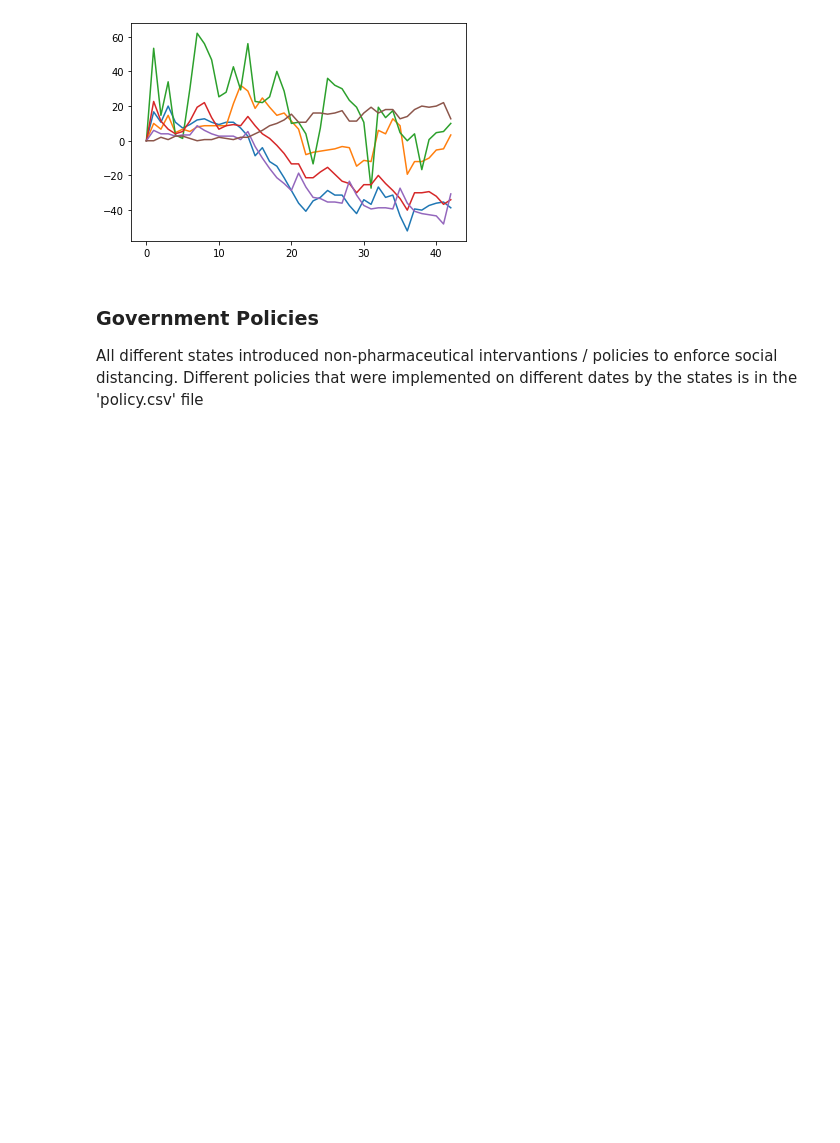
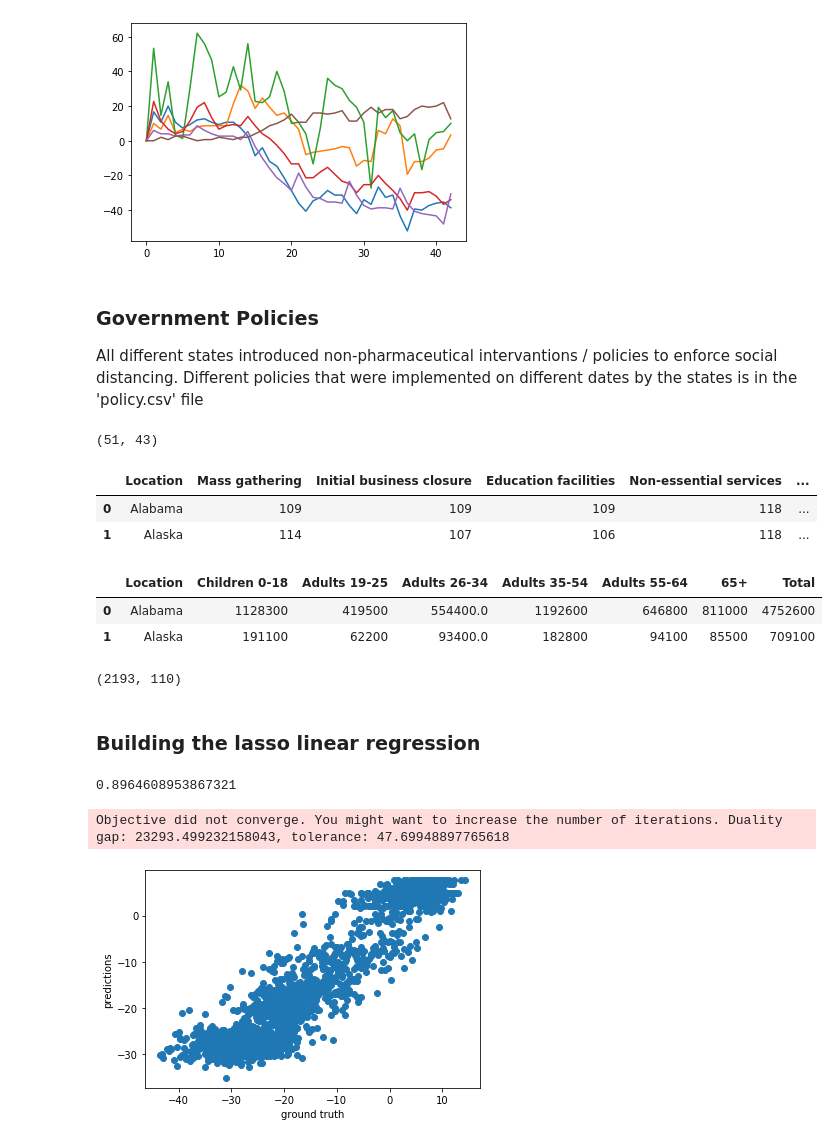
Before and after one commit to ashutoshnayakIE/COVID_data, a Jupyter notebook: Govt Policies and Community Mobility.ipynb, the cells around one changed output. Drawn from its saved outputs; the diff is of its cells as text; code cells hidden in the pictures; blank space fills up the shorter version.

```diff
--- a/Govt Policies and Community Mobility.ipynb
+++ b/Govt Policies and Community Mobility.ipynb
@@ -113,3 +123,23 @@ plt.plot(popularity_usa[0,:,:]);
 <h3>Government Policies</h3>
 
 All different states introduced non-pharmaceutical intervantions / policies to enforce social distancing. Different policies that were implemented on different dates by the states is in the 'policy.csv' file
+# %%
+mobility = np.mean(popularity_usa[:,:,[0,1,3,4,5]],axis=2)  # excluding the parks as few people visit parks
+mobility.shape                                              # 51 states and 43 days
+# %% [output]
+(51, 43)
+# %%
+policy = pd.read_csv("policy.csv")
+policy.head(2)
+# %% [output]
+|  | Location | Mass gathering | Initial business closure | Education facilities | Non-essential services | ... |
+| 0 | Alabama | 109 | 109 | 109 | 118 | ... |
+| 1 | Alaska | 114 | 107 | 106 | 118 | ... |
+# %%
+# also use the demographics data
+demo = pd.read_csv("demographics.csv")
+demo.head(2)
+# %% [output]
+|  | Location | Children 0-18 | Adults 19-25 | Adults 26-34 | Adults 35-54 | Adults 55-64 | 65+ | Total |
+| 0 | Alabama | 1128300 | 419500 | 554400.0 | 1192600 | 646800 | 811000 | 4752600 |
+| 1 | Alaska | 191100 | 62200 | 93400.0 | 182800 | 94100 | 85500 | 709100 |
@@ -115,0 +188,45 @@ All different states introduced non-pharmaceutical intervantions / policies to e
+# %%
+cols = ['age1','age2','age3','age4','age5','p1','p2','p3','p4','p5','p6',\
+        'ap1','ap2','ap3','ap4','ap5','ap6','tue','wed','thur','fri','sat','sun']
+
+x = pd.DataFrame(X,columns=cols)
+y = pd.DataFrame(Y,columns=['y'])
+
+arr = ['p1','p2','p3','p4','p5','p6']
+
+# collecting all the combinations of the different policies
+
+for j in range(2,10):
+    r = list(combinations(arr, j))
+    for rr in r:
+        s = "-"
+        s = s.join(rr)
+        x[s] = 1
+        for k in range(j):
+            x[s] *= x[rr[k]]
+
+# checking for the interaction effect between the age groups and the policy
+
+for i in range(5):
+    for j in range(6):
+        x['age'+str(i+1)+'-p'+str(j+1)] = x['age'+str(i+1)]*x['p'+str(j+1)]
+
+x.shape
+# %% [output]
+(2193, 110)
+# %% [markdown]
+<h3>Building the lasso linear regression</h3>
+# %%
+lasso = Lasso(alpha=0.0001)
+lasso.fit(x,y)
+
+y_pred = lasso.predict(x)
+print(metrics.r2_score(y,y_pred))
+
+plt.scatter(y,y_pred)
+plt.xlabel("ground truth")
+plt.ylabel("predictions");
+# %% [output]
+0.8964608953867321
+Objective did not converge. You might want to increase the number of iterations. Duality gap: 23293.499232158043, tolerance: 47.69948897765618
+[figure, added]
```
Also changed, not shown: parts of 6 cells of this notebook, 4 other files.
